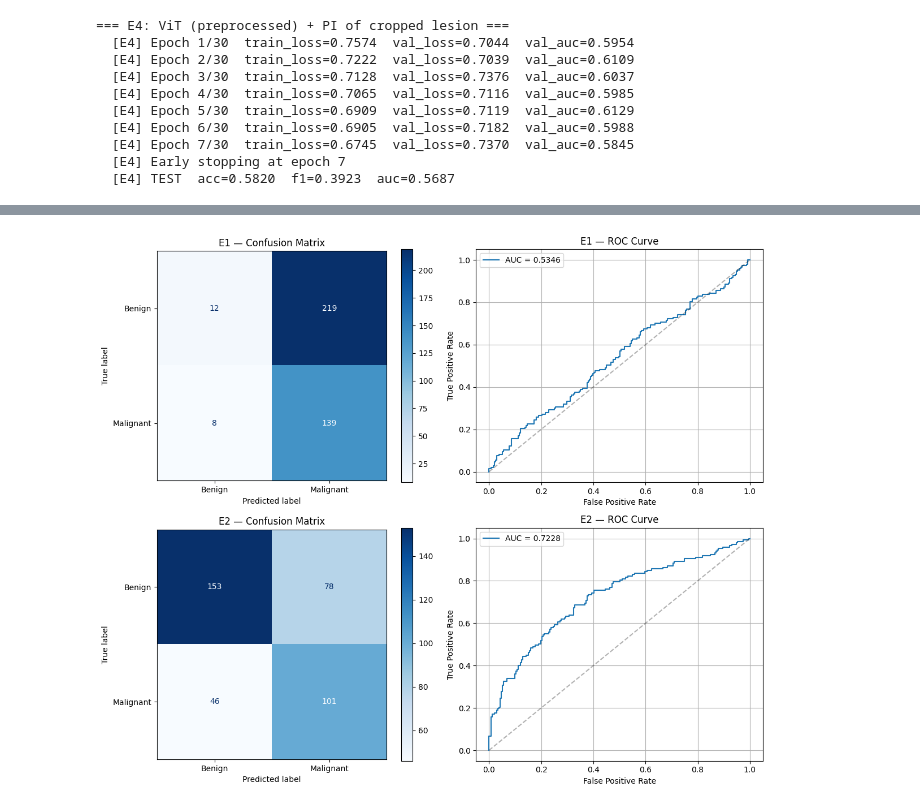
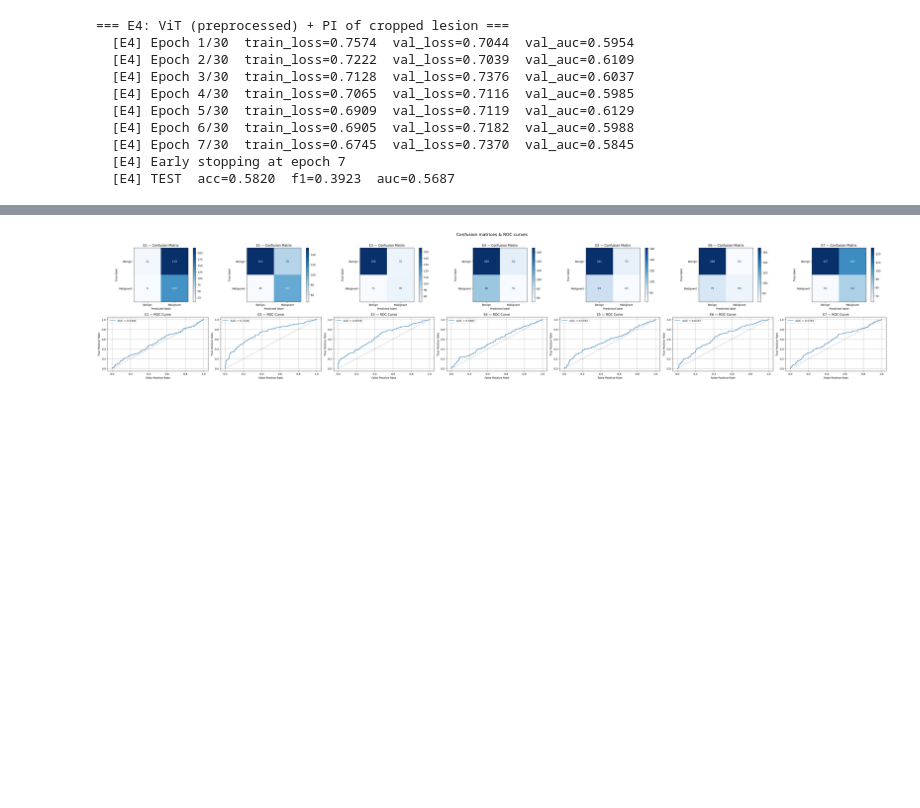
Before and after one commit to EstherRH00/TDA_Visual_Transformer, a Jupyter notebook: notebook.ipynb, the cells around one changed output, grey strips where cells are left out. Saved outputs shown, nothing was run; the diff lists cells and outputs as text; code cells hidden in the pictures; blank space fills up the shorter version.

```diff
--- a/notebook.ipynb
+++ b/notebook.ipynb
@@ -916,33 +911,36 @@ if results:
 # %%
 import numpy as np
 import matplotlib.pyplot as plt
 from sklearn.metrics import confusion_matrix, ConfusionMatrixDisplay, roc_curve, auc
 
-if results:
-    n = len(results)
-    fig, axes = plt.subplots(n, 2, figsize=(12, 5 * n), squeeze=False)
-    for i, (name, r) in enumerate(sorted(results.items())):
-        if 'y_true' not in r:
-            axes[i][0].set_title(f'{name} — no predictions saved')
-            continue
-        y_true = np.array(r['y_true'])
-        y_prob = np.array(r['y_prob'])
-        y_pred = (y_prob > 0.5).astype(int)
-        # Confusion matrix
-        cm = confusion_matrix(y_true, y_pred)
-        ConfusionMatrixDisplay(cm, display_labels=['Benign', 'Malignant']).plot(ax=axes[i][0], cmap='Blues')
-        axes[i][0].set_title(f'{name} — Confusion Matrix')
-        # ROC curve
-        fpr, tpr, _ = roc_curve(y_true, y_prob)
-        roc_auc = auc(fpr, tpr)
-        axes[i][1].plot(fpr, tpr, label=f'AUC = {roc_auc:.4f}')
-        axes[i][1].plot([0, 1], [0, 1], 'k--', alpha=0.3)
-        axes[i][1].set_title(f'{name} — ROC Curve')
-        axes[i][1].set_xlabel('False Positive Rate')
-        axes[i][1].set_ylabel('True Positive Rate')
-        axes[i][1].legend()
-        axes[i][1].grid(True)
-    plt.tight_layout()
-    plt.show()
+n = len(results)
+fig, axes = plt.subplots(2, n, figsize=(6 * n, 8), squeeze=False)
+for i, (name, r) in enumerate(sorted(results.items())):
+    if 'y_true' not in r:
+        axes[i][0].set_title(f'{name} — no predictions saved')
+        continue
+    y_true = np.array(r['y_true'])
+    y_prob = np.array(r['y_prob'])
+    y_pred = (y_prob > 0.5).astype(int)
+    # Confusion matrix
+    cm = confusion_matrix(y_true, y_pred)
+    ConfusionMatrixDisplay(cm, display_labels=['Benign', 'Malignant']).plot(ax=axes[0][i], cmap='Blues')
+    axes[0][i].set_title(f'{name} — Confusion Matrix')
+    # ROC curve
+    fpr, tpr, _ = roc_curve(y_true, y_prob)
+    roc_auc = auc(fpr, tpr)
+    axes[1][i].plot(fpr, tpr, label=f'AUC = {roc_auc:.4f}')
+    axes[1][i].plot([0, 1], [0, 1], 'k--', alpha=0.3)
+    axes[1][i].set_title(f'{name} — ROC Curve')
+    axes[1][i].set_xlabel('False Positive Rate')
+    axes[1][i].set_ylabel('True Positive Rate')
+    axes[1][i].legend()
+    axes[1][i].grid(True)
+
+plt.subplots_adjust(wspace=0.02, hspace=0.15)
+plt.suptitle("Confusion matrices & ROC curves", fontsize=16, y=0.99)
+plt.tight_layout(rect=[0, 0, 1, 0.98])
+
+plt.show()
 # %% [output]
-[figure, old version]
+[figure, new version]
```
Also changed, not shown: parts of 25 cells of this notebook, 5 other files.
